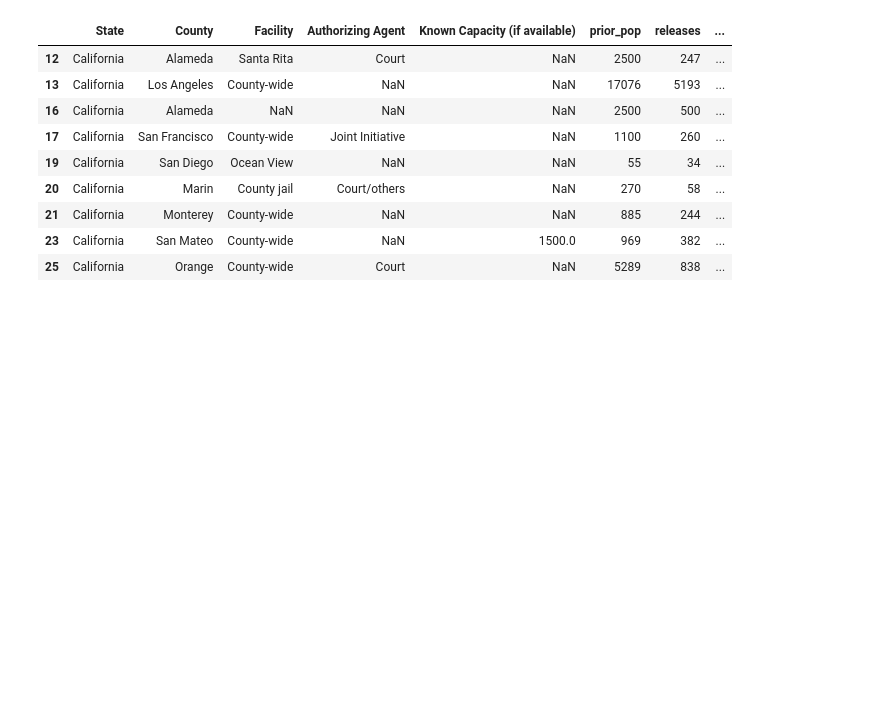
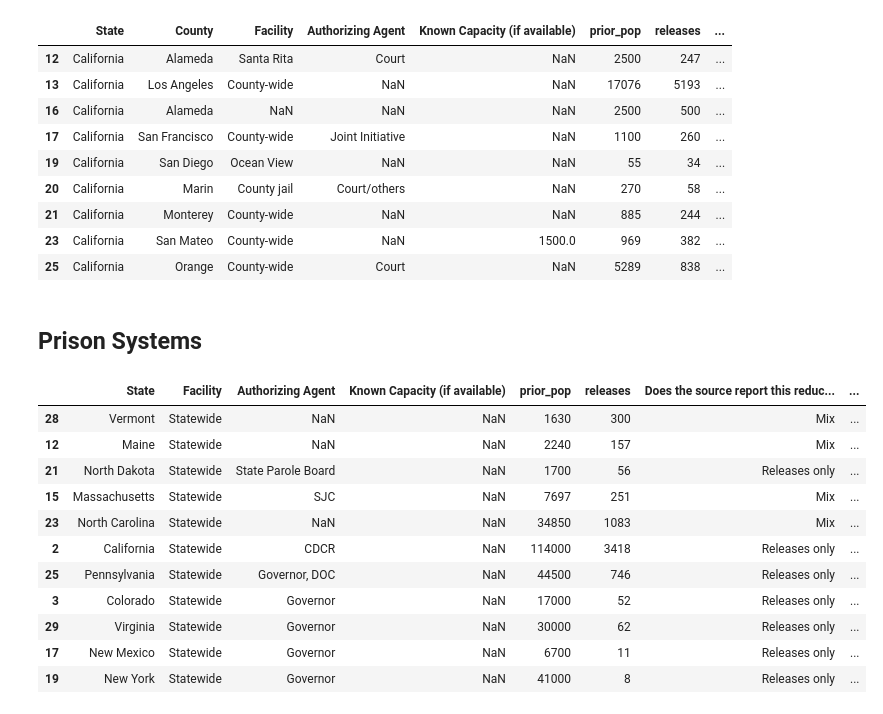
Before and after one commit to bhawna759/MIT_COVID-19_Datathon, a Jupyter notebook: County-level analysis.ipynb, the cells around one changed output. Cells and saved outputs as stored; diff of their text form; code cells hidden in the pictures; blank space fills up the shorter version.

Commit message:
updated to include prison releases

```diff
--- a/County-level analysis.ipynb
+++ b/County-level analysis.ipynb
@@ -111,3 +112,36 @@ jr[jr['State']=='California']
 | 21 | California | Monterey | County-wide | NaN | NaN | 885 | 244 | ... |
 | 23 | California | San Mateo | County-wide | NaN | 1500.0 | 969 | 382 | ... |
 | 25 | California | Orange | County-wide | Court | NaN | 5289 | 838 | ... |
+# %% [markdown]
+## Prison Systems
+# %%
+pr = pd.read_csv('covid_prison_releases.csv')
+pr = pr.iloc[1:,:7]
+pr.rename(columns={'Overall Pop. Reduction / \nTotal Number of Releases':'releases',
+                  'Population Prior to Releases':'prior_pop'},
+          inplace=True)
+# some rows have weird entries (range of values, circa values), remove
+pr = pr[pr['releases'].astype(str).apply(lambda x: x.isnumeric())]
+pr = pr[pr['prior_pop'].astype(str).apply(lambda x: x.isnumeric())]
+
+# make columns numeric
+pr['releases'] = pd.to_numeric(pr['releases'])
+pr['prior_pop'] = pd.to_numeric(pr['prior_pop'])
+
+# what fraction of the prior population has been released
+pr['frac_reduction'] = pr['releases']/pr['prior_pop']
+# %%
+pr.sort_values('frac_reduction',ascending=False)
+# %% [output]
+|  | State | Facility | Authorizing Agent | Known Capacity (if available) | prior_pop | releases | Does the source report this reduc... | ... |
+| 28 | Vermont | Statewide | NaN | NaN | 1630 | 300 | Mix | ... |
+| 12 | Maine | Statewide | NaN | NaN | 2240 | 157 | Mix | ... |
+| 21 | North Dakota | Statewide | State Parole Board | NaN | 1700 | 56 | Releases only | ... |
+| 15 | Massachusetts | Statewide | SJC | NaN | 7697 | 251 | Mix | ... |
+| 23 | North Carolina | Statewide | NaN | NaN | 34850 | 1083 | Mix | ... |
+| 2 | California | Statewide | CDCR | NaN | 114000 | 3418 | Releases only | ... |
+| 25 | Pennsylvania | Statewide | Governor, DOC | NaN | 44500 | 746 | Releases only | ... |
+| 3 | Colorado | Statewide | Governor | NaN | 17000 | 52 | Releases only | ... |
+| 29 | Virginia | Statewide | Governor | NaN | 30000 | 62 | Releases only | ... |
+| 17 | New Mexico | Statewide | Governor | NaN | 6700 | 11 | Releases only | ... |
+| 19 | New York | Statewide | Governor | NaN | 41000 | 8 | Releases only | ... |
```
Also changed, not shown: parts of 4 cells of this notebook, 1 other file.
